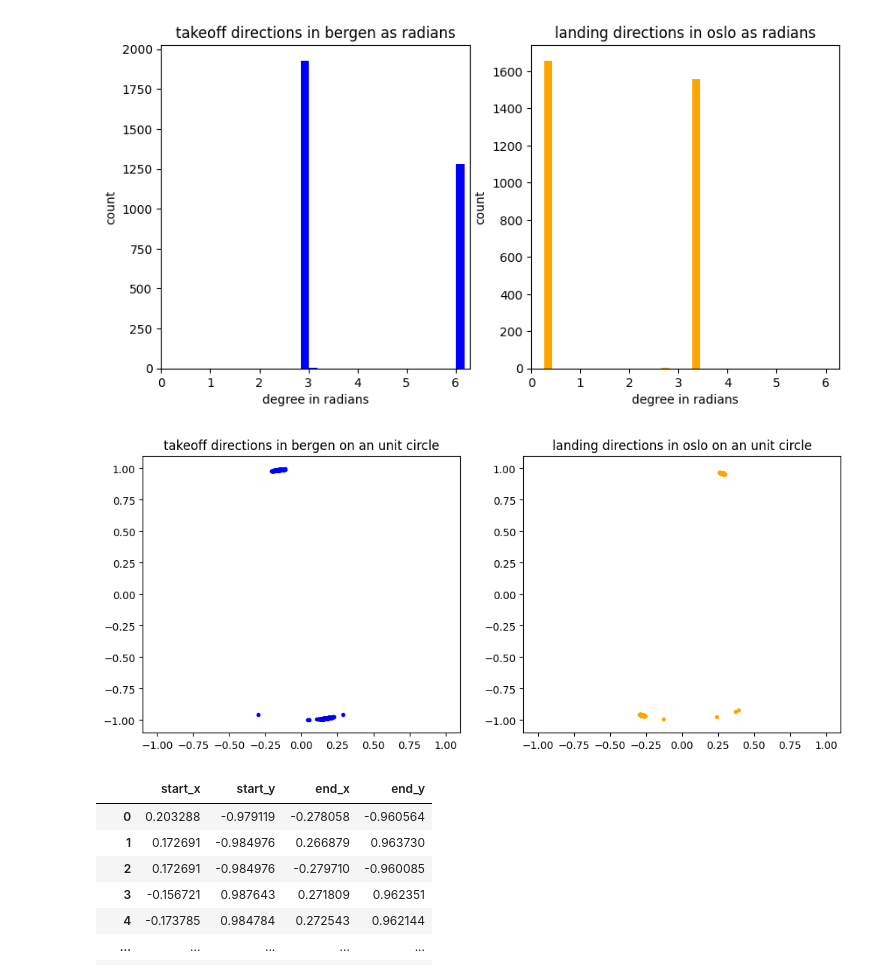
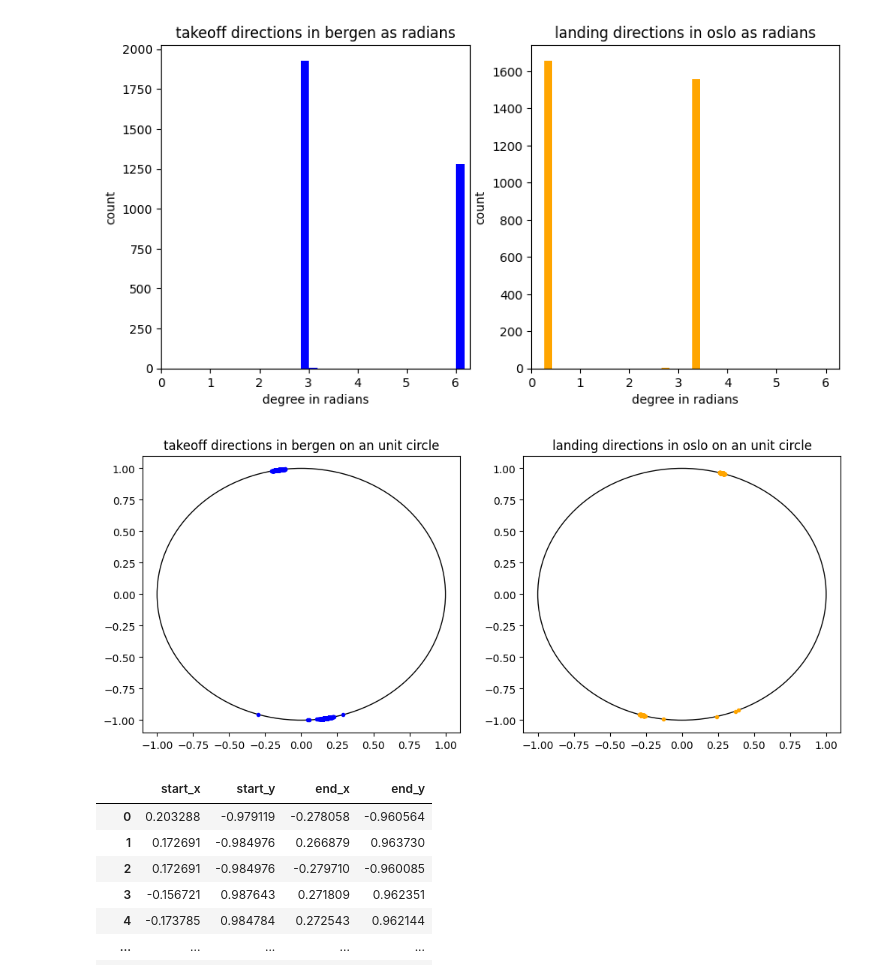
Before and after one commit to tobbensol/masters-thesis, a Jupyter notebook: cluser_by_direction.ipynb, the cells around one changed output. Drawn from its saved outputs; the diff is of its cells as text; code cells hidden in the pictures.

```diff
--- a/cluser_by_direction.ipynb
+++ b/cluser_by_direction.ipynb
@@ -62,20 +62,25 @@ end_y = np.cos(end)
 # %%
 fig, ax = plt.subplots(ncols=2, )
 ax: plt.Subplot
+
+circle = plt.Circle((0, 0), 1, fill=False)
+ax[0].add_patch(circle)
 ax[0].plot(start_x, start_y, '.', color="blue")
 ax[0].set_xlim([-1.1, 1.1])
 ax[0].set_ylim([-1.1, 1.1])
 ax[0].set_title(f"takeoff directions in {origin} on an unit circle")
 
+circle = plt.Circle((0, 0), 1, fill=False)
+ax[1].add_patch(circle)
 ax[1].plot(end_x, end_y, '.', color="orange")
 ax[1].set_xlim([-1.1, 1.1])
 ax[1].set_ylim([-1.1, 1.1])
 ax[1].set_title(f"landing directions in {destination} on an unit circle")
 
 fig.set_figwidth(12)
 plt.show()
 # %% [output]
-[figure, old version]
+[figure, new version]
 # %%
 dataset = pd.DataFrame(zip(start_x, start_y, end_x, end_y), columns = ["start_x", "start_y", "end_x", "end_y"])
 
```
Also changed, not shown: parts of 2 cells of this notebook, 1 other file.
